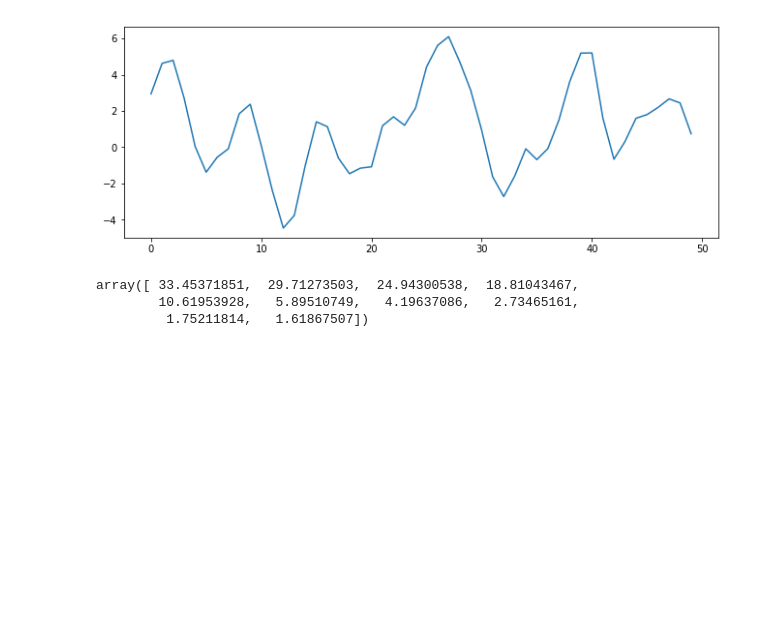
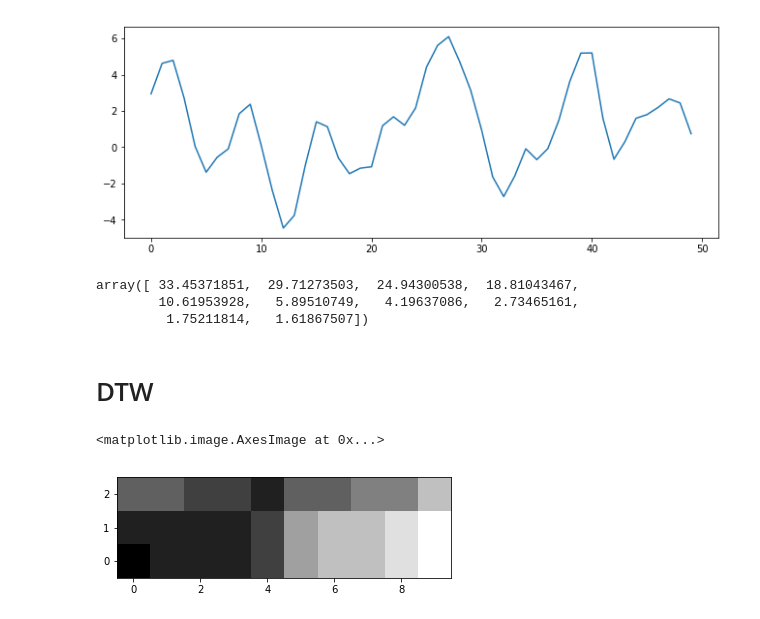
Before and after one commit to Intelligent-Systems-Phystech/BSThesis, a Jupyter notebook: Ivanychev2018/code/sandbox.ipynb, the cells around one changed output. Saved outputs shown, nothing was run; the diff lists cells and outputs as text; code cells hidden in the pictures; blank space fills up the shorter version.

```diff
--- a/Ivanychev2018/code/sandbox.ipynb
+++ b/Ivanychev2018/code/sandbox.ipynb
@@ -75,3 +75,5 @@ class Semor(base.BaseLocalModel):
 array([ 33.45371851,  29.71273503,  24.94300538,  18.81043467,
         10.61953928,   5.89510749,   4.19637086,   2.73465161,
          1.75211814,   1.61867507])
+# %% [markdown]
+# DTW
@@ -77,0 +83,10 @@ array([ 33.45371851,  29.71273503,  24.94300538,  18.81043467,
+# %%
+x = np.array([0, 0, 1, 1, 2, 4, 2, 1, 2, 0]).reshape(-1, 1)
+y = np.array([1, 1, 2]).reshape(-1, 1)
+# %%
+dist, cost, acc, path = dtw.fastdtw(x, y, dist=lambda x, y: np.linalg.norm(x - y, ord=1))
+# %%
+plt.imshow(acc.T, origin='lower', cmap=plt.cm.gray, interpolation='nearest')
+# %% [output]
+<matplotlib.image.AxesImage at 0x...>
+[figure, added]
```
Also changed, not shown: parts of 11 cells of this notebook, 5 other files.
